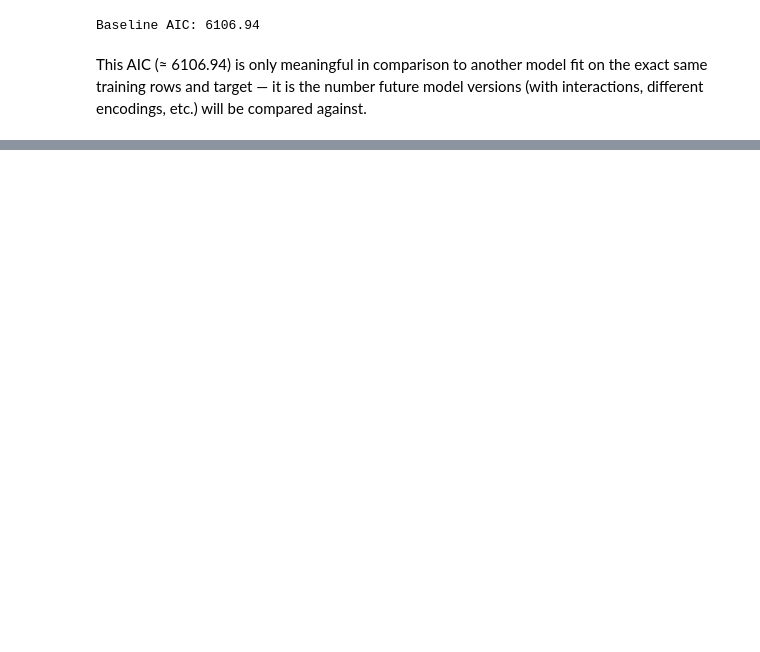
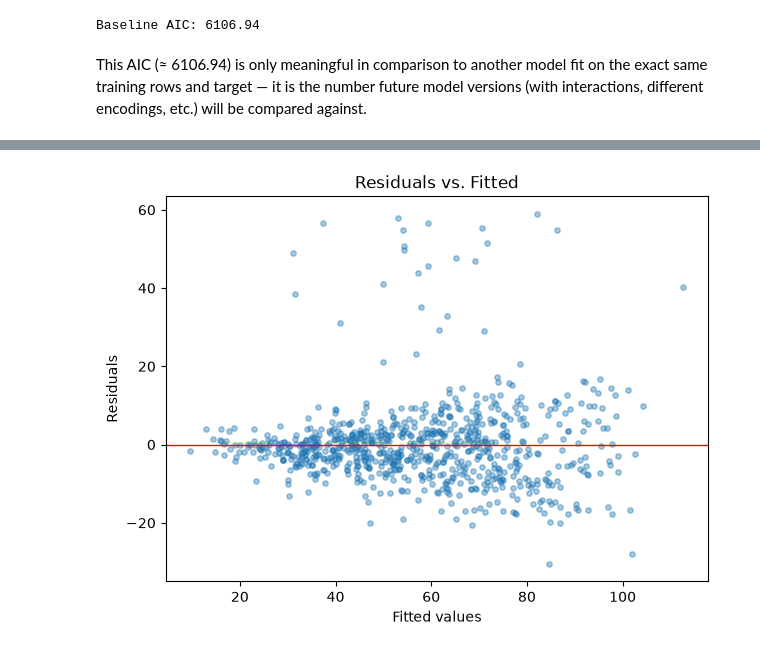
Before and after one commit to felo9015/food_delivery_time_prediction, a Jupyter notebook: notebooks/model_exploration.ipynb, the cells around one changed output, grey strips where cells are left out. Cells and saved outputs as stored; diff of their text form; code cells hidden in the pictures; blank space fills up the shorter version.

```diff
--- a/notebooks/model_exploration.ipynb
+++ b/notebooks/model_exploration.ipynb
@@ -380,0 +386,21 @@ No interaction or polynomial terms have been added yet, and nothing here has bee
+# %%
+def add_interaction_terms(X):
+    X = X.copy()
+    weather_cols = [c for c in X.columns if c.startswith("nominal__Weather_")]
+
+    X["Distance_km_x_Traffic_Level"] = X["numeric__Distance_km"] * X["ordinal__Traffic_Level"]
+    for c in weather_cols:
+        label = c.replace("nominal__Weather_", "")
+        X[f"Distance_km_x_Weather_{label}"] = X["numeric__Distance_km"] * X[c]
+    for c in weather_cols:
+        label = c.replace("nominal__Weather_", "")
+        X[f"Courier_Experience_yrs_x_Weather_{label}"] = X["numeric__Courier_Experience_yrs"] * X[c]
+    X["Courier_Experience_yrs_x_Traffic_Level"] = X["numeric__Courier_Experience_yrs"] * X["ordinal__Traffic_Level"]
+
+    return X
+
+
+X_train_adv = add_interaction_terms(X_train_df)
+X_test_adv = add_interaction_terms(X_test_df)
+
+print(f"X_train_adv: {X_train_adv.shape}, X_test_adv: {X_test_adv.shape}")
@@ -380,0 +411,5 @@ No interaction or polynomial terms have been added yet, and nothing here has bee
+# %%
+X_train_adv_const = sm.add_constant(X_train_adv)
+advanced_model = sm.OLS(y_train_reset, X_train_adv_const).fit()
+
+print(advanced_model.summary())
@@ -380,0 +440,5 @@ No interaction or polynomial terms have been added yet, and nothing here has bee
+# %%
+plot_residuals_vs_fitted(advanced_model)
+plt.show()
+# %% [output]
+[figure, added]
```
Also changed, not shown: parts of 34 cells of this notebook, 4 other files.
